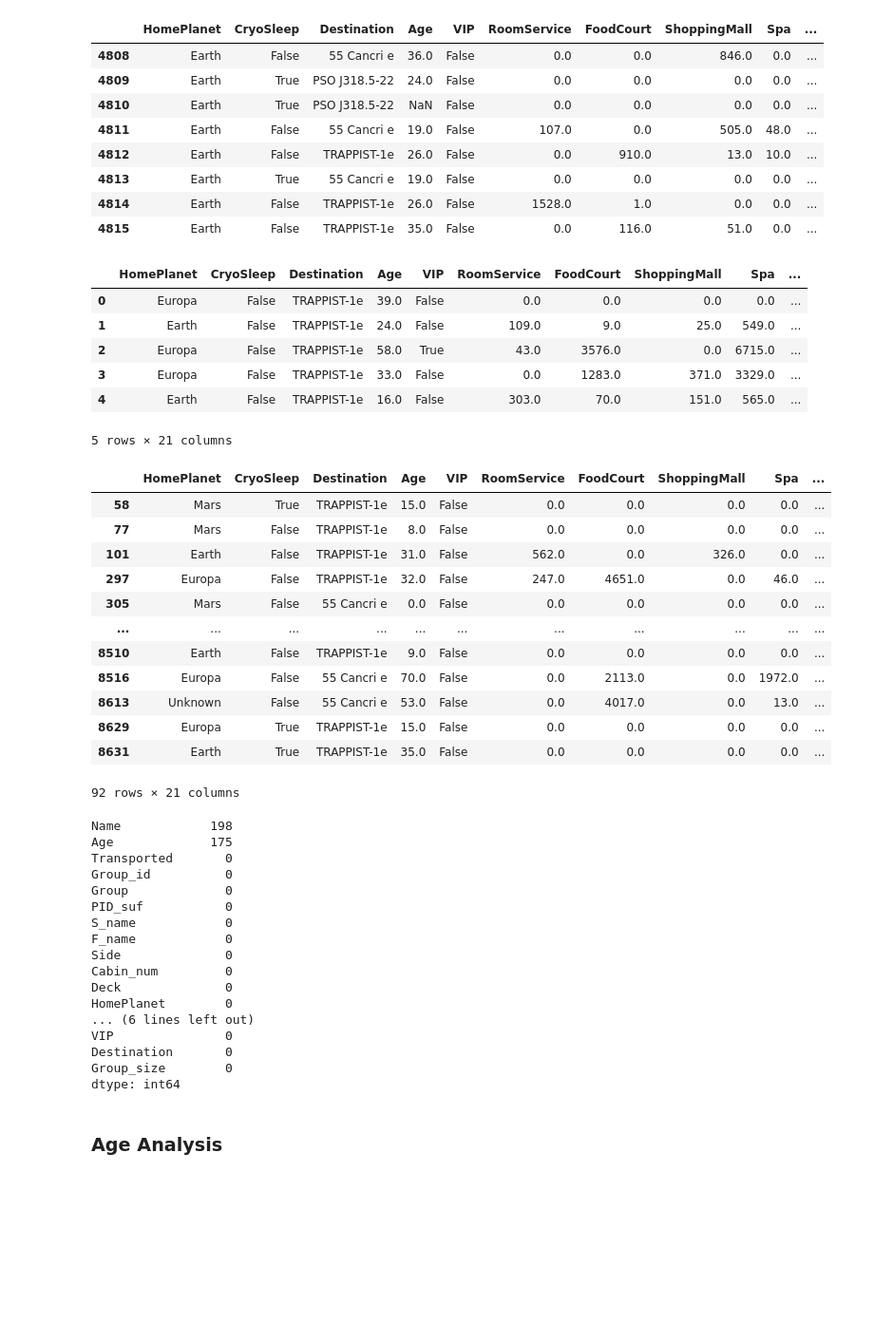
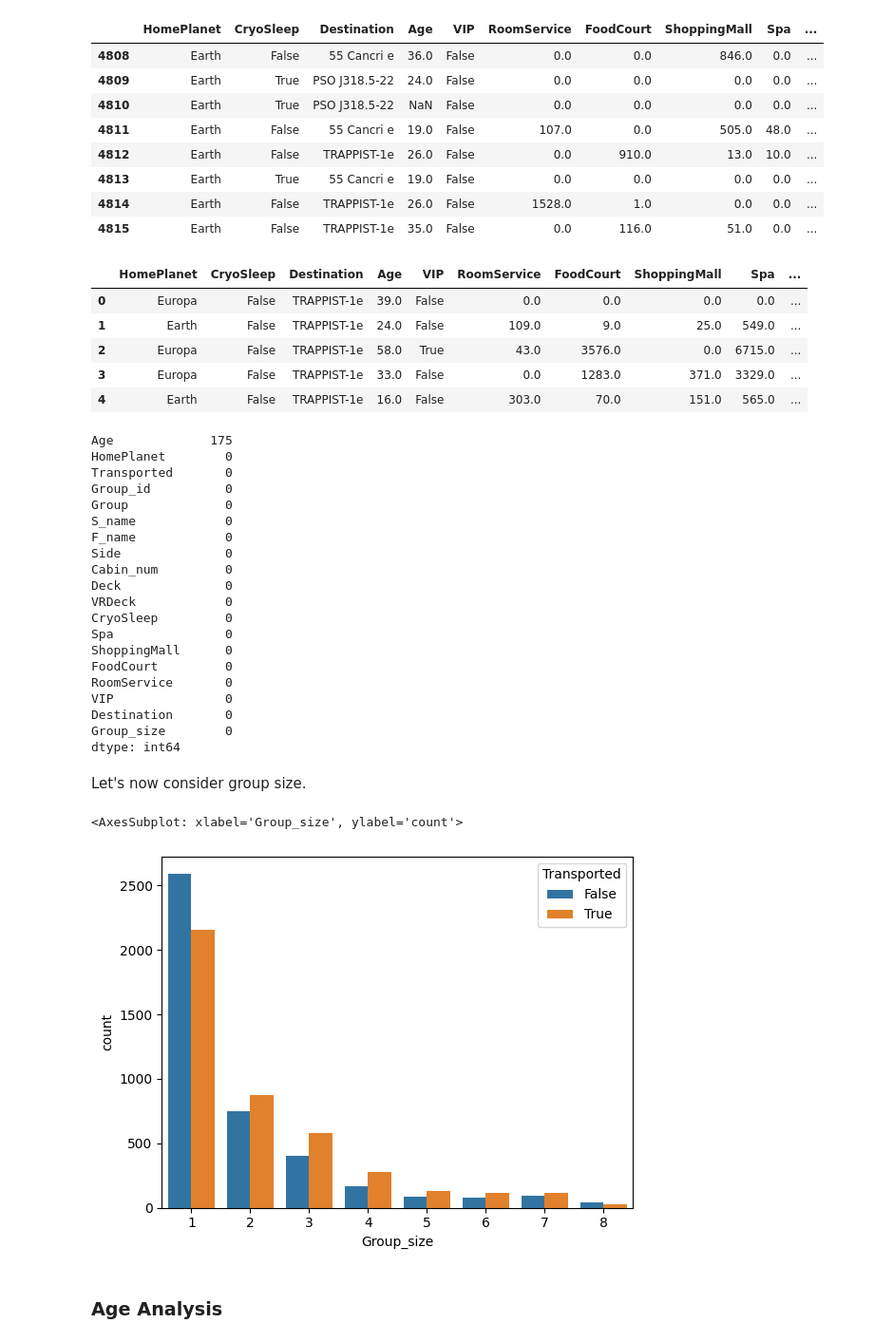
Before and after one commit to slothman3878/spaceship-titanic, a Jupyter notebook: main.ipynb, the cells around one changed output. Shown at 95% size. Cells and saved outputs as stored; diff of their text form; code cells hidden in the pictures; blank space fills up the shorter version.

```diff
--- a/main.ipynb
+++ b/main.ipynb
@@ -155,6 +155,7 @@ dtype: int64
 ### Name Analysis
 # %%
 dataset_df[["F_name", "S_name"]] = dataset_df["Name"].str.split(" ", expand=True)
+dataset_df = dataset_df.drop(columns=['Name'])
 dataset_df.head(5)
 # %% [output]
 |  | PassengerId | HomePlanet | CryoSleep | Destination | Age | VIP | RoomService | FoodCourt | ... |
@@ -280,6 +280,7 @@ dataset_df["Group"] = dataset_df.PID_pre
 dataset_df["Group_id"] = dataset_df.PID_suf
 dataset_df['Group_size'] = dataset_df.groupby('PID_pre')['PID_pre'].transform('count')
 dataset_df = dataset_df.drop('PID_pre', axis=1)
+dataset_df = dataset_df.drop('PID_suf', axis=1)
 
 dataset_df.head(5)
 # %% [output]
@@ -289,50 +290,44 @@ dataset_df.head(5)
 | 2 | Europa | False | TRAPPIST-1e | 58.0 | True | 43.0 | 3576.0 | 0.0 | 6715.0 | ... |
 | 3 | Europa | False | TRAPPIST-1e | 33.0 | False | 0.0 | 1283.0 | 371.0 | 3329.0 | ... |
 | 4 | Earth | False | TRAPPIST-1e | 16.0 | False | 303.0 | 70.0 | 151.0 | 565.0 | ... |
-5 rows × 21 columns
 # %%
-nameless_passengers = dataset_df.loc[(dataset_df.Name.isna()) & (dataset_df.Group_size > 1)]
+nameless_passengers = dataset_df.loc[(dataset_df.S_name.isna()) & (dataset_df.Group_size > 1)]
 
 for i, x in nameless_passengers.iterrows():
   s_name = dataset_df.loc[dataset_df.Group == x.Group].S_name.value_counts().idxmax()
   dataset_df.loc[i, 'S_name'] = s_name
-
-dataset_df.loc[(dataset_df.Name.isna()) & (dataset_df.Group_size > 1)]
-# %% [output]
-|  | HomePlanet | CryoSleep | Destination | Age | VIP | RoomService | FoodCourt | ShoppingMall | Spa | ... |
-| 58 | Mars | True | TRAPPIST-1e | 15.0 | False | 0.0 | 0.0 | 0.0 | 0.0 | ... |
-| 77 | Mars | False | TRAPPIST-1e | 8.0 | False | 0.0 | 0.0 | 0.0 | 0.0 | ... |
-| 101 | Earth | False | TRAPPIST-1e | 31.0 | False | 562.0 | 0.0 | 326.0 | 0.0 | ... |
-| 297 | Europa | False | TRAPPIST-1e | 32.0 | False | 247.0 | 4651.0 | 0.0 | 46.0 | ... |
-| 305 | Mars | False | 55 Cancri e | 0.0 | False | 0.0 | 0.0 | 0.0 | 0.0 | ... |
-| ... | ... | ... | ... | ... | ... | ... | ... | ... | ... | ... |
-| 8510 | Earth | False | TRAPPIST-1e | 9.0 | False | 0.0 | 0.0 | 0.0 | 0.0 | ... |
-| 8516 | Europa | False | 55 Cancri e | 70.0 | False | 0.0 | 2113.0 | 0.0 | 1972.0 | ... |
-| 8613 | Unknown | False | 55 Cancri e | 53.0 | False | 0.0 | 4017.0 | 0.0 | 13.0 | ... |
-| 8629 | Europa | True | TRAPPIST-1e | 15.0 | False | 0.0 | 0.0 | 0.0 | 0.0 | ... |
-| 8631 | Earth | True | TRAPPIST-1e | 35.0 | False | 0.0 | 0.0 | 0.0 | 0.0 | ... |
-92 rows × 21 columns
 # %%
 # Clearing F_name and S_name of nan
 dataset_df[['F_name', 'S_name']] = dataset_df[['F_name', 'S_name']].fillna(value='Unknown')
 dataset_df.isnull().sum().sort_values(ascending=False)
 # %% [output]
-Name            198
 Age             175
+HomePlanet        0
 Transported       0
 Group_id          0
 Group             0
-PID_suf           0
 S_name            0
 F_name            0
 Side              0
 Cabin_num         0
 Deck              0
-HomePlanet        0
-... (6 lines left out)
+VRDeck            0
+CryoSleep         0
+Spa               0
+ShoppingMall      0
+FoodCourt         0
+RoomService       0
 VIP               0
 Destination       0
 Group_size        0
 dtype: int64
+# %% [markdown]
+Let's now consider group size.
+# %%
+fig, ax = plt.subplots(1,1)
+sns.countplot(data=dataset_df, x='Group_size', hue='Transported', ax=ax)
+# %% [output]
+<AxesSubplot: xlabel='Group_size', ylabel='count'>
+[figure, added]
 # %% [markdown]
 ### Age Analysis
```
Also changed, not shown: parts of 20 cells of this notebook.
